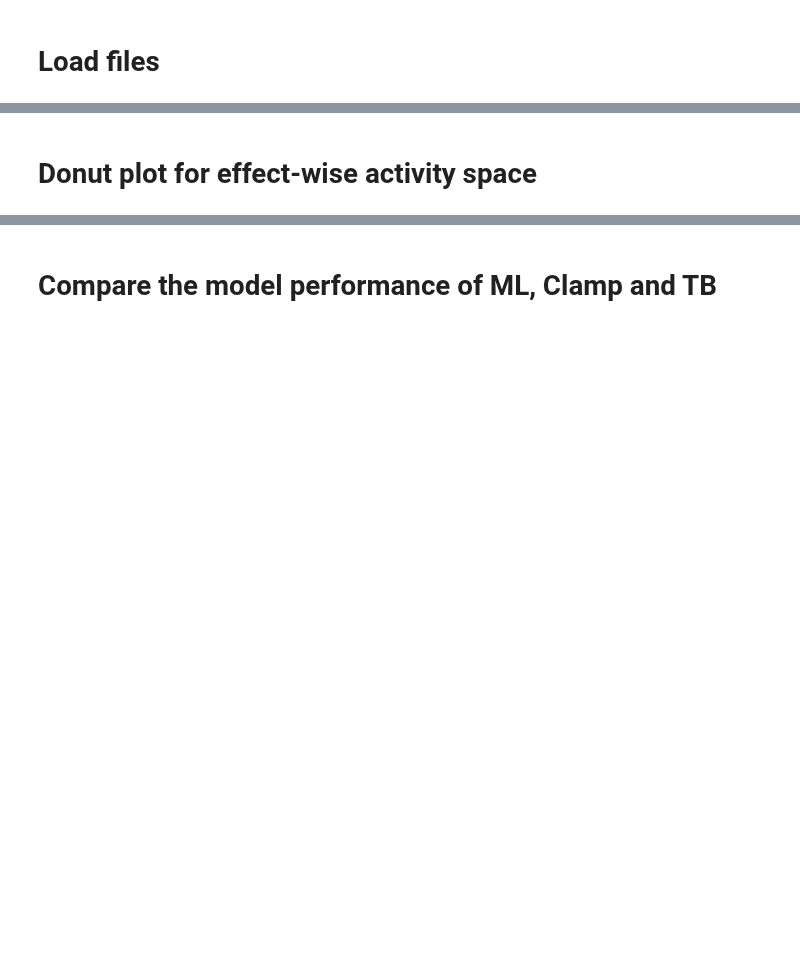
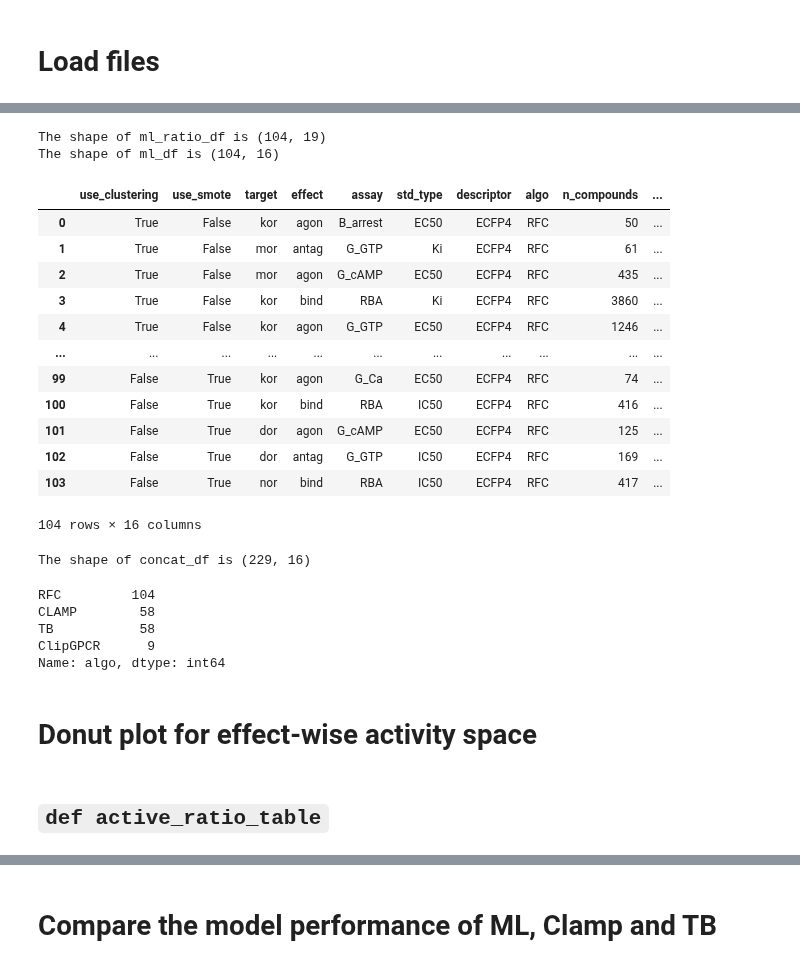
Before and after one commit to xixichennn/datacat4ml, a Jupyter notebook: datacat4ml/Scripts/benchmark/dataviz_result.ipynb, the cells around one changed output, grey strips where cells are left out. Saved outputs shown, nothing was run; the diff lists cells and outputs as text; code cells hidden in the pictures; blank space fills up the shorter version.

```diff
--- a/datacat4ml/Scripts/benchmark/dataviz_result.ipynb
+++ b/datacat4ml/Scripts/benchmark/dataviz_result.ipynb
@@ -37,7 +37,7 @@ bmk_tb_df['use_smote'] = bmk_tb_df['use_smote'].map(use_smote_dict)
 # ============ bmk_ml_df ============
 bmk_ml_result_files = glob.glob(os.path.join(BMK_CAT_DIR, 'result_ml_*.csv'))
 orig_bmk_ml_df = pd.concat([pd.read_csv(f) for f in bmk_ml_result_files], ignore_index=True)
-orig_bmk_ml_df['target'] = orig_bmk_ml_df['target'].map(target_id_name_dict)
+#orig_bmk_ml_df['target'] = orig_bmk_ml_df['target'].map(target_id_name_dict)
 long_cols = orig_bmk_ml_df.columns
 bmk_ml_df = orig_bmk_ml_df[short_cols]
 print(f'The shape of bmk_ml_df for ML is {bmk_ml_df.shape}')
@@ -46,7 +46,11 @@ print(f'The shape of bmk_ml_df for ML is {bmk_ml_df.shape}')
 #bmk_ml_df = bmk_ml_df[~bmk_ml_df['use_smote']]
 #print(f'The shape of bmk_ml_df for ML after removing the rows with use_smote is True is {bmk_ml_df.shape}')
 
-print(f'The columns of bmk_ml_df are {bmk_ml_df.columns}')
+# ============ bmk_ClipGPCR_df ============
+bmk_ClipGPCR_df = pd.read_csv(os.path.join(BMK_CAT_DIR, 'result_ClipGPCR.csv'))
+print(f'The shape of bmk_ClipGPCR_df is {bmk_ClipGPCR_df.shape}')
+
+print(f'The columns of orig_bmk_ml_df are {orig_bmk_ml_df.columns}')
 # %% [output]
 The shape of bmk_clamp_df is (58, 28)
 The shape of bmk_tb_df is (58, 28)
@@ -136,2 +156,40 @@ bmk_ml_df[columns]
+# %%
+# only display the columns in the list 'columns for bmk_ml_df
+ml_ratio_df = orig_bmk_ml_df[columns_ml]
+print(f'The shape of ml_ratio_df is {ml_ratio_df.shape}')
+ml_df = ml_ratio_df[columns_clamp_tb]
+print(f'The shape of ml_df is {ml_df.shape}')
+ml_df
+# %% [output]
+The shape of ml_ratio_df is (104, 19)
+The shape of ml_df is (104, 16)
+|  | use_clustering | use_smote | target | effect | assay | std_type | descriptor | algo | n_compounds | ... |
+| 0 | True | False | kor | agon | B_arrest | EC50 | ECFP4 | RFC | 50 | ... |
+| 1 | True | False | mor | antag | G_GTP | Ki | ECFP4 | RFC | 61 | ... |
+| 2 | True | False | mor | agon | G_cAMP | EC50 | ECFP4 | RFC | 435 | ... |
+| 3 | True | False | kor | bind | RBA | Ki | ECFP4 | RFC | 3860 | ... |
+| 4 | True | False | kor | agon | G_GTP | EC50 | ECFP4 | RFC | 1246 | ... |
+| ... | ... | ... | ... | ... | ... | ... | ... | ... | ... | ... |
+| 99 | False | True | kor | agon | G_Ca | EC50 | ECFP4 | RFC | 74 | ... |
+| 100 | False | True | kor | bind | RBA | IC50 | ECFP4 | RFC | 416 | ... |
+| 101 | False | True | dor | agon | G_cAMP | EC50 | ECFP4 | RFC | 125 | ... |
+| 102 | False | True | dor | antag | G_GTP | IC50 | ECFP4 | RFC | 169 | ... |
+| 103 | False | True | nor | bind | RBA | IC50 | ECFP4 | RFC | 417 | ... |
+104 rows × 16 columns
+# %%
+concat_df = pd.concat([clamp_df, tb_df, clip_df, ml_df], ignore_index=True)
+print(f'The shape of concat_df is {concat_df.shape}')
+# %% [output]
+The shape of concat_df is (229, 16)
+# %%
+concat_df['algo'].value_counts()
+# %% [output]
+RFC         104
+CLAMP        58
+TB           58
+ClipGPCR      9
+Name: algo, dtype: int64
 # %% [markdown]
 # Donut plot for effect-wise activity space
+# %% [markdown]
+## `def active_ratio_table`
```
Also changed, not shown: parts of 30 cells of this notebook, 1 other file.
